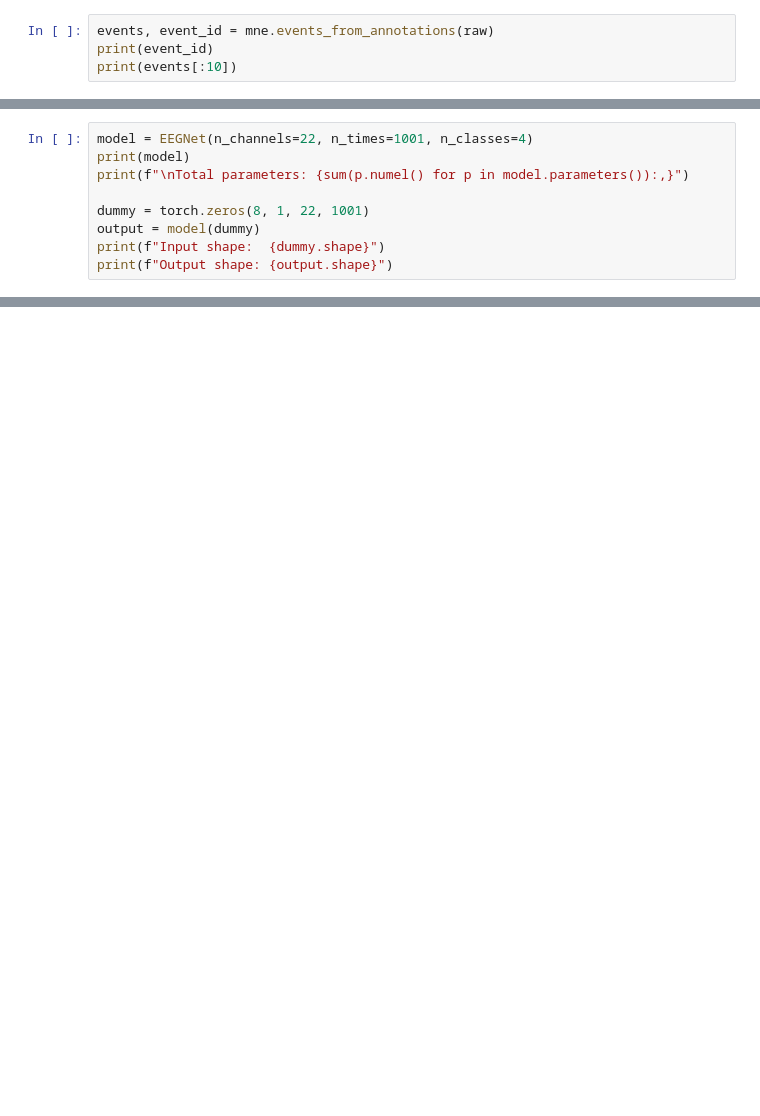
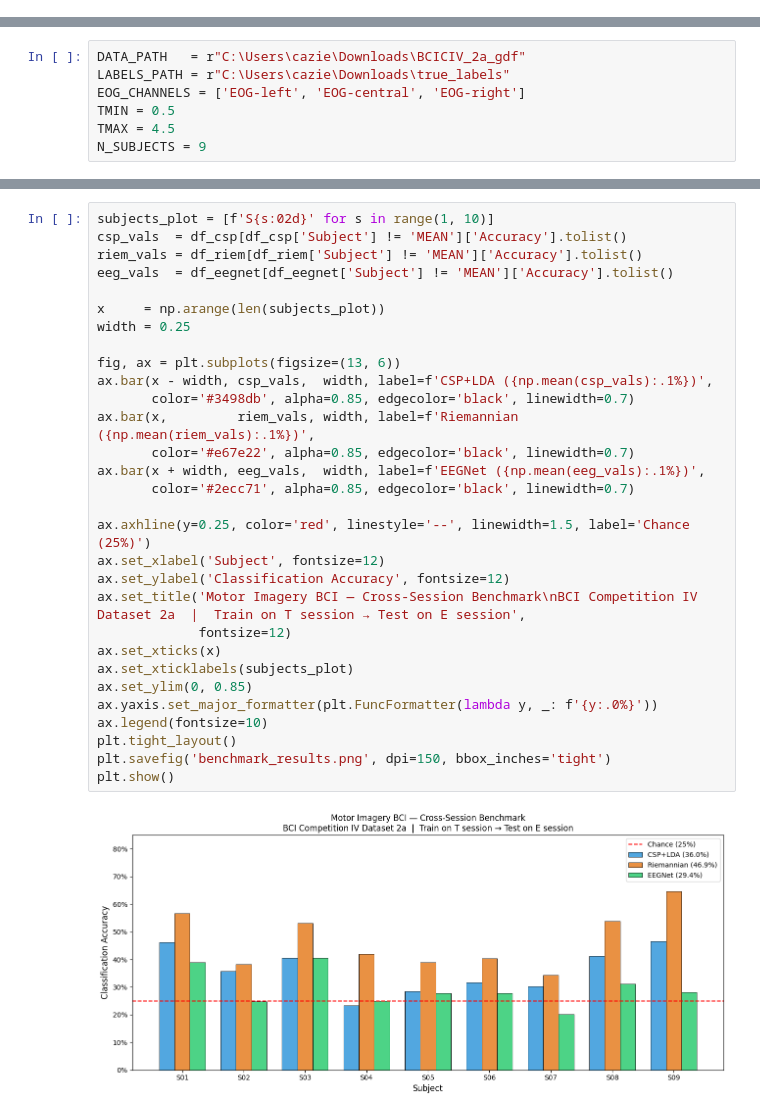
Before and after one commit to coopcz/bci-practice, a Jupyter notebook: BCI - 1.ipynb, the cells around one changed output, grey strips where cells are left out. Saved outputs shown, nothing was run; the diff lists cells and outputs as text; blank space fills up the shorter version.

```diff
--- a/BCI - 1.ipynb
+++ b/BCI - 1.ipynb
@@ -43,4 +0,0 @@ Designing a one-pass, zero-phase, non-causal bandpass filter:
-# %%
-events, event_id = mne.events_from_annotations(raw)
-print(event_id)
-print(events[:10])
@@ -490,0 +21,7 @@ Figure saved as csp_lda_results.png
+# %%
+DATA_PATH   = r"C:\Users\cazie\Downloads\BCICIV_2a_gdf"
+LABELS_PATH = r"C:\Users\cazie\Downloads\true_labels"
+EOG_CHANNELS = ['EOG-left', 'EOG-central', 'EOG-right']
+TMIN = 0.5
+TMAX = 4.5
+N_SUBJECTS = 9
@@ -544,12 +111,3 @@ class EEGNet(nn.Module):
         x = x.view(x.size(0), -1)
         x = self.classifier(x)
         return x
-# %%
-model = EEGNet(n_channels=22, n_times=1001, n_classes=4)
-print(model)
-print(f"\nTotal parameters: {sum(p.numel() for p in model.parameters()):,}")
-
-dummy = torch.zeros(8, 1, 22, 1001)
-output = model(dummy)
-print(f"Input shape:  {dummy.shape}")
-print(f"Output shape: {output.shape}")
@@ -808,0 +317,32 @@ Improvement:   +20.3%
+# %%
+subjects_plot = [f'S{s:02d}' for s in range(1, 10)]
+csp_vals  = df_csp[df_csp['Subject'] != 'MEAN']['Accuracy'].tolist()
+riem_vals = df_riem[df_riem['Subject'] != 'MEAN']['Accuracy'].tolist()
+eeg_vals  = df_eegnet[df_eegnet['Subject'] != 'MEAN']['Accuracy'].tolist()
+
+x     = np.arange(len(subjects_plot))
+width = 0.25
+
+fig, ax = plt.subplots(figsize=(13, 6))
+ax.bar(x - width, csp_vals,  width, label=f'CSP+LDA ({np.mean(csp_vals):.1%})',
+       color='#3498db', alpha=0.85, edgecolor='black', linewidth=0.7)
+ax.bar(x,         riem_vals, width, label=f'Riemannian ({np.mean(riem_vals):.1%})',
+       color='#e67e22', alpha=0.85, edgecolor='black', linewidth=0.7)
+ax.bar(x + width, eeg_vals,  width, label=f'EEGNet ({np.mean(eeg_vals):.1%})',
+       color='#2ecc71', alpha=0.85, edgecolor='black', linewidth=0.7)
+
+ax.axhline(y=0.25, color='red', linestyle='--', linewidth=1.5, label='Chance (25%)')
+ax.set_xlabel('Subject', fontsize=12)
+ax.set_ylabel('Classification Accuracy', fontsize=12)
+ax.set_title('Motor Imagery BCI — Cross-Session Benchmark\nBCI Competition IV Dataset 2a  |  Train on T session → Test on E session',
+             fontsize=12)
+ax.set_xticks(x)
+ax.set_xticklabels(subjects_plot)
+ax.set_ylim(0, 0.85)
+ax.yaxis.set_major_formatter(plt.FuncFormatter(lambda y, _: f'{y:.0%}'))
+ax.legend(fontsize=10)
+plt.tight_layout()
+plt.savefig('benchmark_results.png', dpi=150, bbox_inches='tight')
+plt.show()
+# %% [output]
+[figure, added]
```
Also changed, not shown: parts of 23 cells of this notebook, 2 other files.
